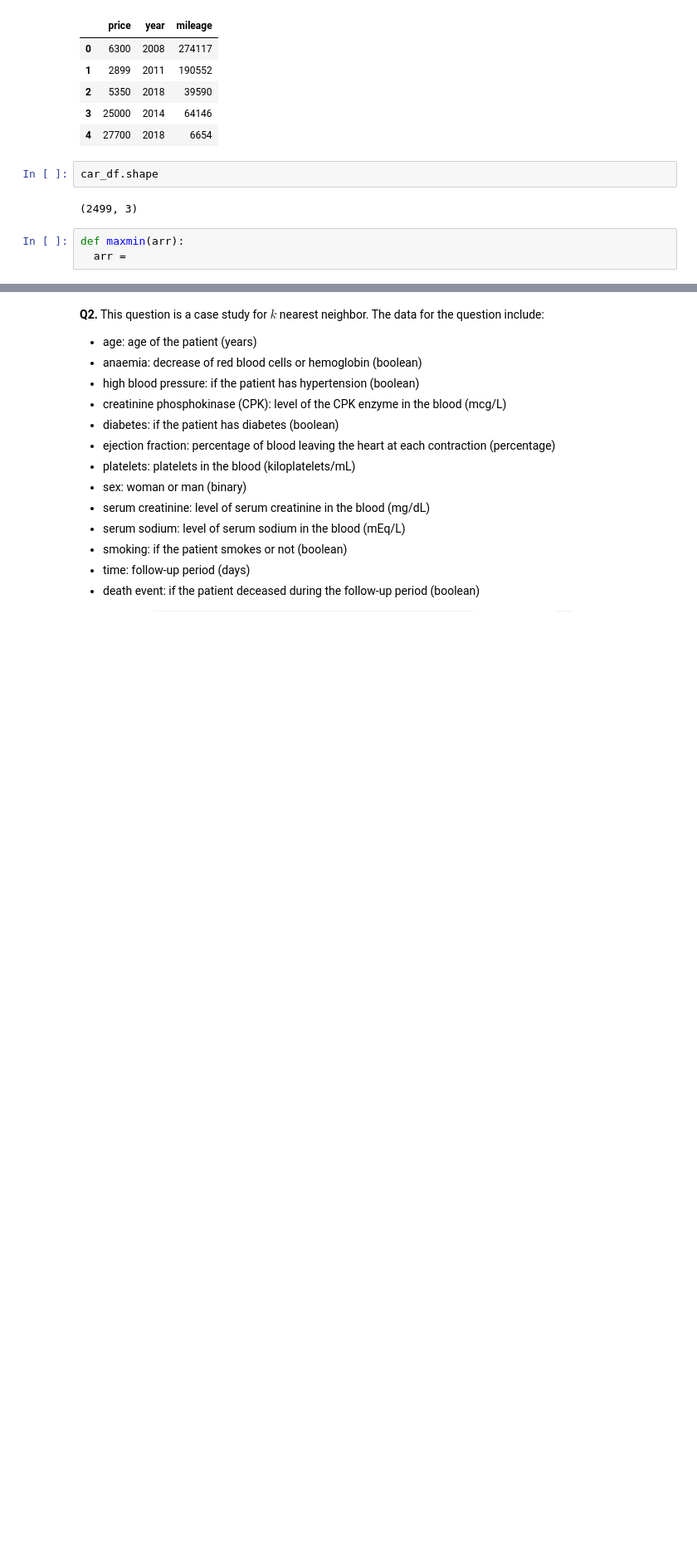
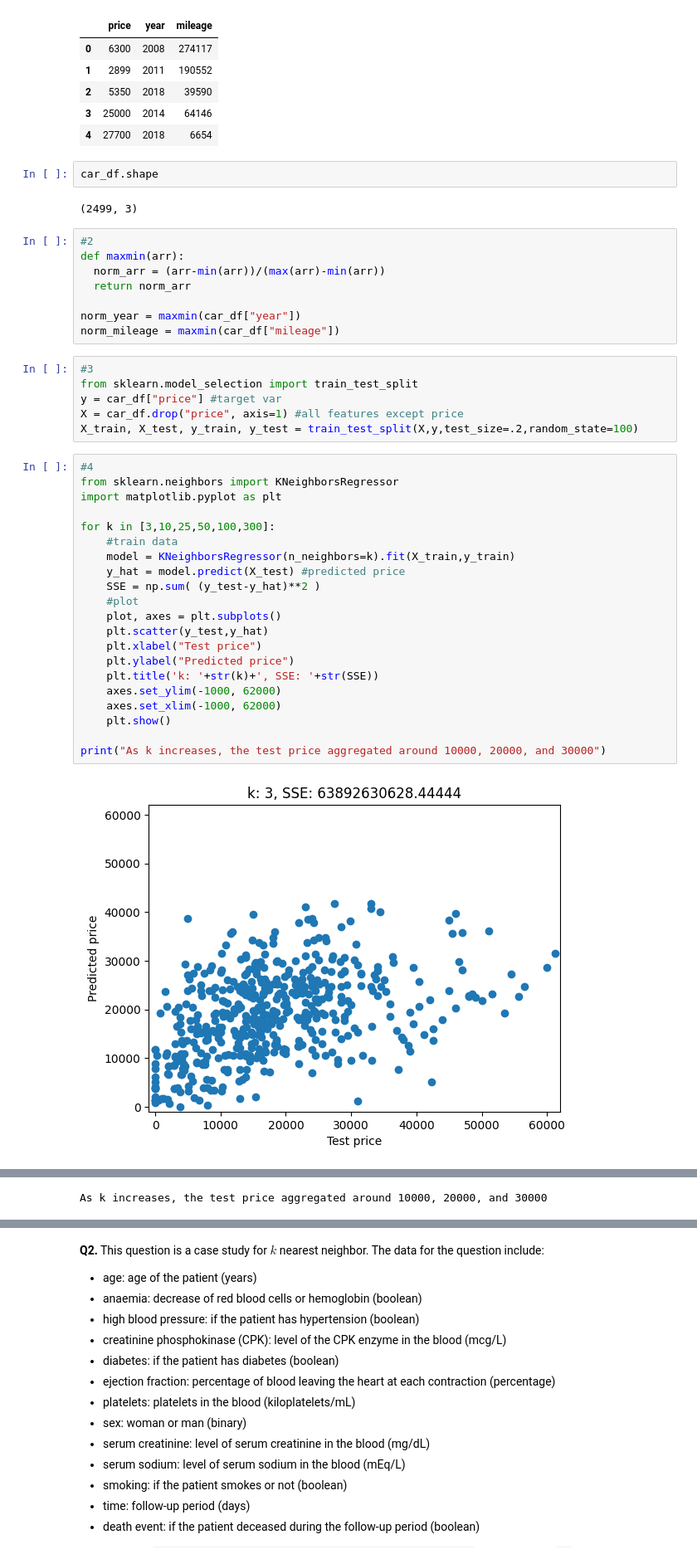
Before and after one commit to CarolWuuu/DS3001_knn, a Jupyter notebook: assignment_knn.ipynb, the cells around one changed output, grey strips where cells are left out. Shown at 83% size. Cells and saved outputs as stored; diff of their text form; blank space fills up the shorter version.

```diff
--- a/assignment_knn.ipynb
+++ b/assignment_knn.ipynb
@@ -50,5 +51,39 @@ car_df.shape
 # %% [output]
 (2499, 3)
 # %%
+#2
 def maxmin(arr):
-  arr =
+  norm_arr = (arr-min(arr))/(max(arr)-min(arr))
+  return norm_arr
+
+norm_year = maxmin(car_df["year"])
+norm_mileage = maxmin(car_df["mileage"])
+# %%
+#3
+from sklearn.model_selection import train_test_split
+y = car_df["price"] #target var
+X = car_df.drop("price", axis=1) #all features except price
+X_train, X_test, y_train, y_test = train_test_split(X,y,test_size=.2,random_state=100)
+# %%
+#4
+from sklearn.neighbors import KNeighborsRegressor
+import matplotlib.pyplot as plt
+
+for k in [3,10,25,50,100,300]:
+    #train data
+    model = KNeighborsRegressor(n_neighbors=k).fit(X_train,y_train)
+    y_hat = model.predict(X_test) #predicted price
+    SSE = np.sum( (y_test-y_hat)**2 )
+    #plot
+    plot, axes = plt.subplots()
+    plt.scatter(y_test,y_hat)
+    plt.xlabel("Test price")
+    plt.ylabel("Predicted price")
+    plt.title('k: '+str(k)+', SSE: '+str(SSE))
+    axes.set_ylim(-1000, 62000)
+    axes.set_xlim(-1000, 62000)
+    plt.show()
+
+print("As k increases, the test price aggregated around 10000, 20000, and 30000")
+# %% [output]
+[figure, added]
@@ -54,0 +95 @@ def maxmin(arr):
+As k increases, the test price aggregated around 10000, 20000, and 30000
```
Also changed, not shown: parts of 4 cells of this notebook.
